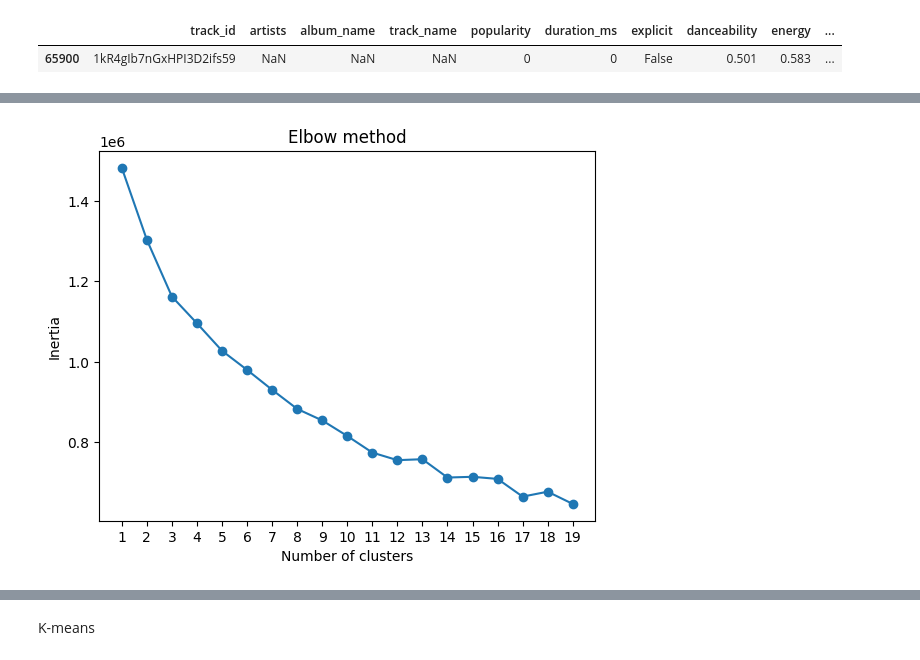
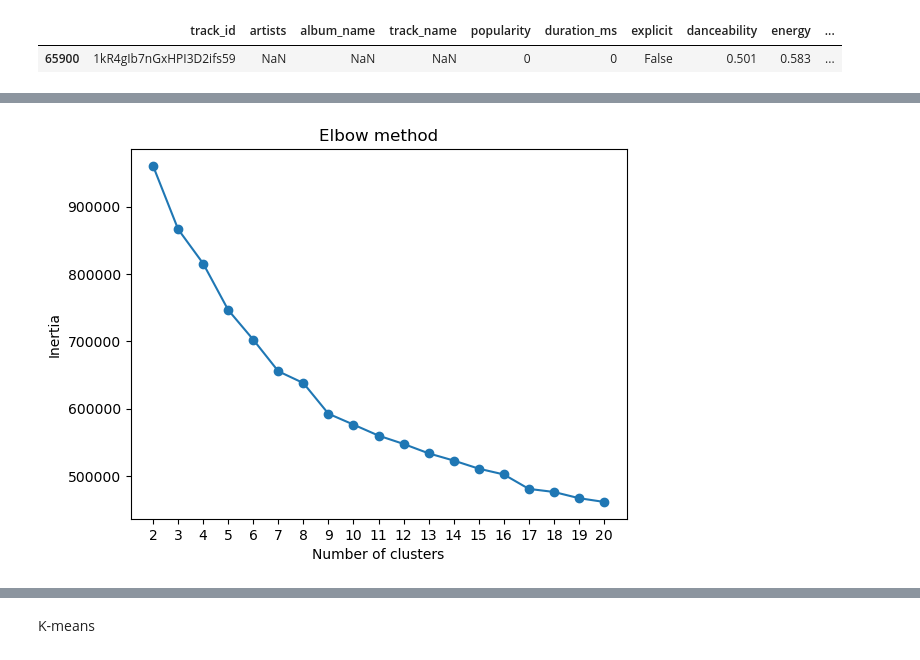
Before and after one commit to iinesclaro/ml2_projects, a Jupyter notebook: spotify_tracks_main.ipynb, the cells around one changed output, grey strips where cells are left out. Saved outputs shown, nothing was run; the diff lists cells and outputs as text; code cells hidden in the pictures.

Commit message:
fixing distributions, heatmap

```diff
--- a/spotify_tracks_main.ipynb
+++ b/spotify_tracks_main.ipynb
@@ -72,3 +72,5 @@ from sklearn.metrics import silhouette_score
 
 import streamlit as st
 import umap
+
+SPOTIFY_GREEN = '#1DB954'
@@ -132,5 +115,8 @@ df_spotify[df_spotify['artists'].isna()]
 |  | track_id | artists | album_name | track_name | popularity | duration_ms | explicit | danceability | energy | ... |
 | 65900 | 1kR4gIb7nGxHPI3D2ifs59 | NaN | NaN | NaN | 0 | 0 | False | 0.501 | 0.583 | ... |
 # %%
-df_spotify.drop(65900, axis = 0, inplace = True)
-df_spotify.reset_index(inplace = True)
+df_spotify.dropna(inplace = True)
+n_dups = df_spotify.duplicated().sum()
+print(f"Number of duplicate rows: {n_dups}")
+df_spotify.drop_duplicates(inplace=True)
+df_spotify.reset_index(drop=True,inplace = True)
@@ -260,0 +190,28 @@ spotify_clustering.drop(columns=['mode'], inplace=True)
+# %%
+features = ['popularity', 'danceability', 'energy', 'acousticness',
+            'liveness', 'valence', 'tempo'] # mode is not used since it is a binary feature and could impact clustering results
+
+spotify_clustering = df_spotify[features].copy()
+
+# transform skewed features to reduce skewness and make them more suitable for clustering
+spotify_clustering['log_speechiness']      = np.log1p(df_spotify['speechiness'])
+spotify_clustering['log_instrumentalness'] = np.log1p(df_spotify['instrumentalness'])
+spotify_clustering['log_duration_ms']      = np.log(df_spotify['duration_ms'])
+
+print('Features used for clustering:')
+for col in spotify_clustering.columns:
+    print(f'  {col}')
+
+# distribution before vs. after applying the log transformations
+fig, axes = plt.subplots(2, 3, figsize=(14, 6))
+for i, (raw, log) in enumerate([('speechiness', 'log_speechiness'),
+                                  ('instrumentalness', 'log_instrumentalness'),
+                                  ('duration_ms', 'log_duration_ms')]):
+    axes[0, i].hist(df_spotify[raw], bins=60, color='#ccc', edgecolor='none')
+    axes[0, i].set_title(f'{raw} (raw)', fontweight='bold')
+    axes[1, i].hist(spotify_clustering[log], bins=60, color=SPOTIFY_GREEN, edgecolor='none')
+    axes[1, i].set_title(f'{log} (log-transformed)', fontweight='bold')
+
+plt.suptitle('Log Transformations: Before vs. After', fontsize=14, fontweight='bold')
+plt.tight_layout()
+plt.show()
@@ -264,16 +234,16 @@ spotify_clustering_scaled = scaler.fit_transform(spotify_clustering)
 # %%
 inertias = []
 
-for i in range(1,20):
-    kmeans = KMeans(n_clusters=i)
+for i in range(2,21):
+    kmeans = KMeans(n_clusters=i, random_state = 0)
     kmeans.fit(spotify_clustering_scaled)
     inertias.append(kmeans.inertia_)
 
-plt.plot(range(1,20), inertias, marker='o')
+plt.plot(range(2,21), inertias, marker='o')
 plt.title('Elbow method')
-plt.xticks(range(1,20))
+plt.xticks(range(2,21))
 plt.xlabel('Number of clusters')
 plt.ylabel('Inertia')
 plt.show()
 # %% [output]
-[figure, old version]
+[figure, new version]
```
Also changed, not shown: parts of 25 cells of this notebook.
